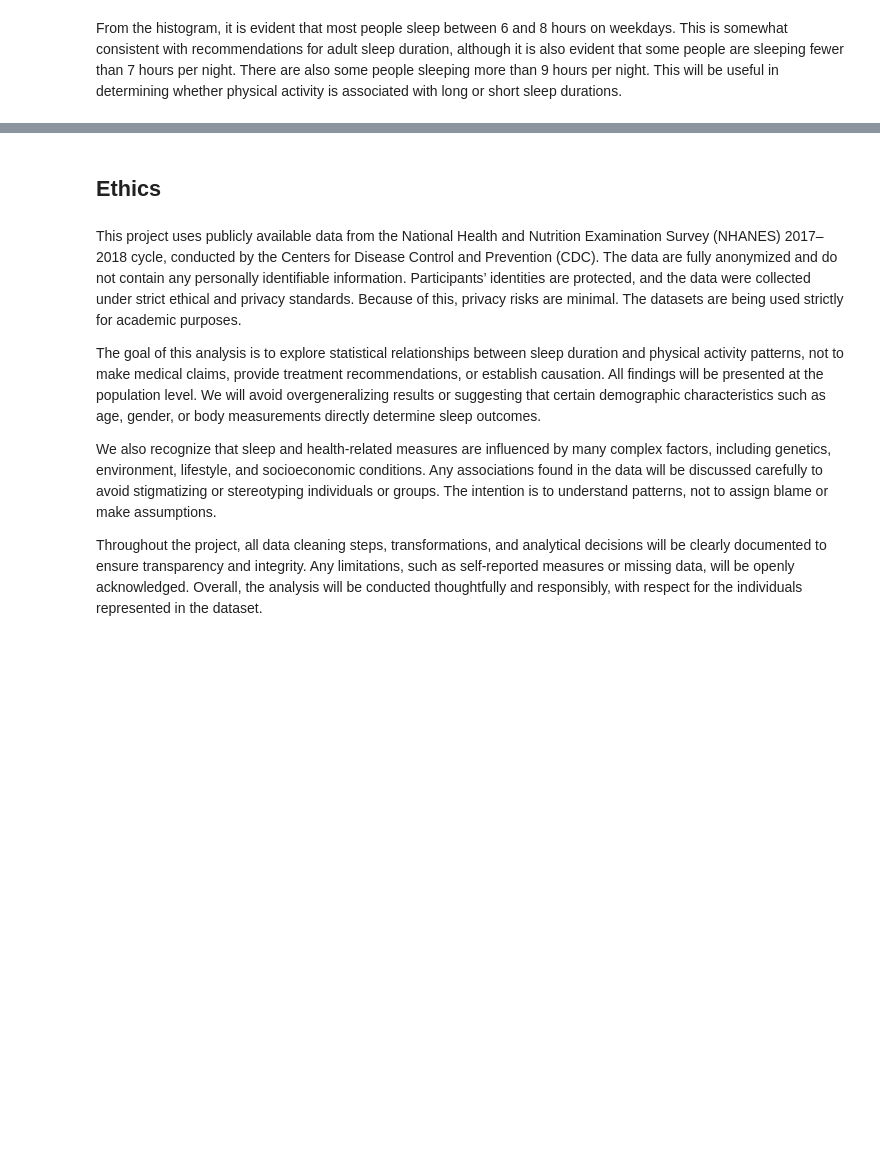
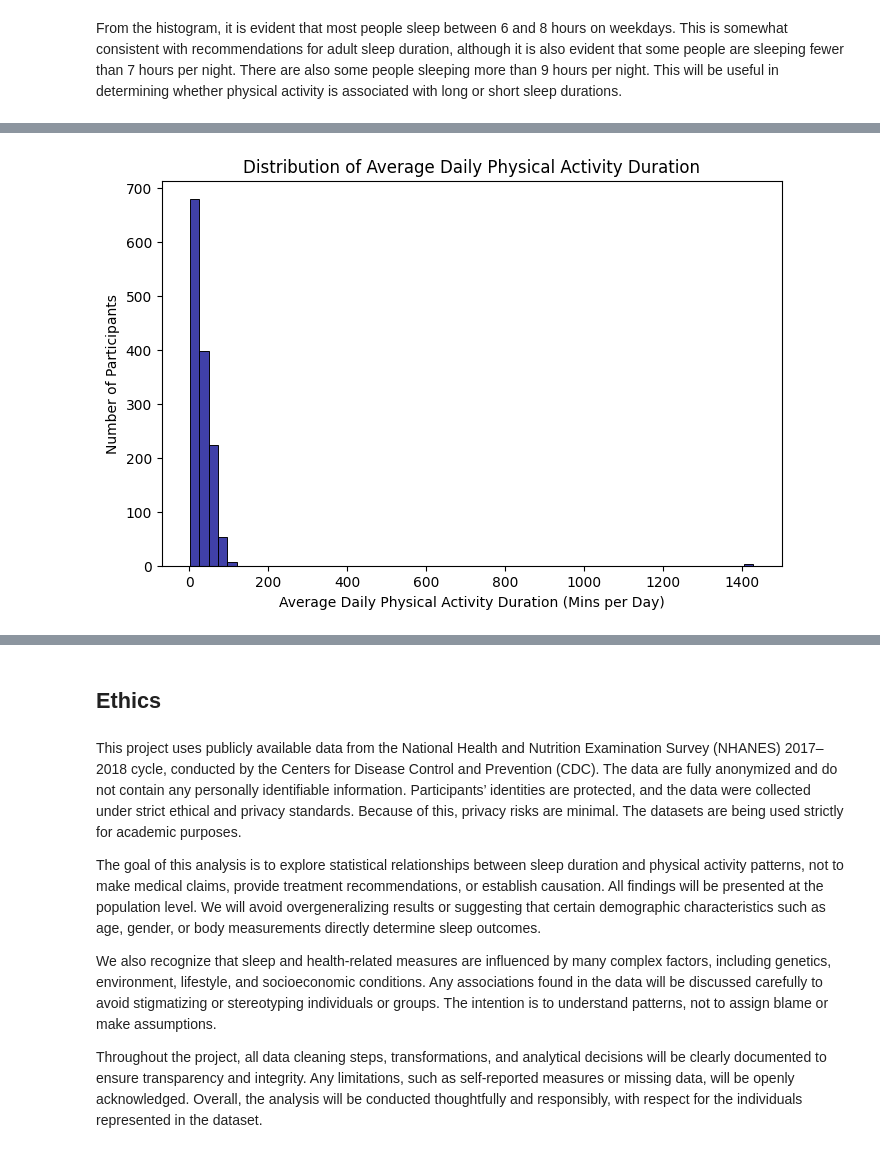
Before and after one commit to COGS108/Group070_WI26, a Jupyter notebook: 02-EDACheckpoint.ipynb, the cells around one changed output, grey strips where cells are left out. Drawn from its saved outputs; the diff is of its cells as text; code cells hidden in the pictures; blank space fills up the shorter version.

```diff
--- a/02-EDACheckpoint.ipynb
+++ b/02-EDACheckpoint.ipynb
@@ -420,0 +436,12 @@ Some more words and stuff.  Remember notebooks work best if you interleave the c
+# %%
+plt.figure(figsize=(8,5))
+
+sns.histplot(final_df["total_activity_minutes_week"]/ 7, bins=60, color="darkblue", edgecolor="black")
+
+plt.title("Distribution of Average Daily Physical Activity Duration")
+plt.xlabel("Average Daily Physical Activity Duration (Mins per Day)")
+plt.ylabel("Number of Participants")
+
+plt.show()
+# %% [output]
+[figure, added]
```
Also changed, not shown: parts of 12 cells of this notebook.
